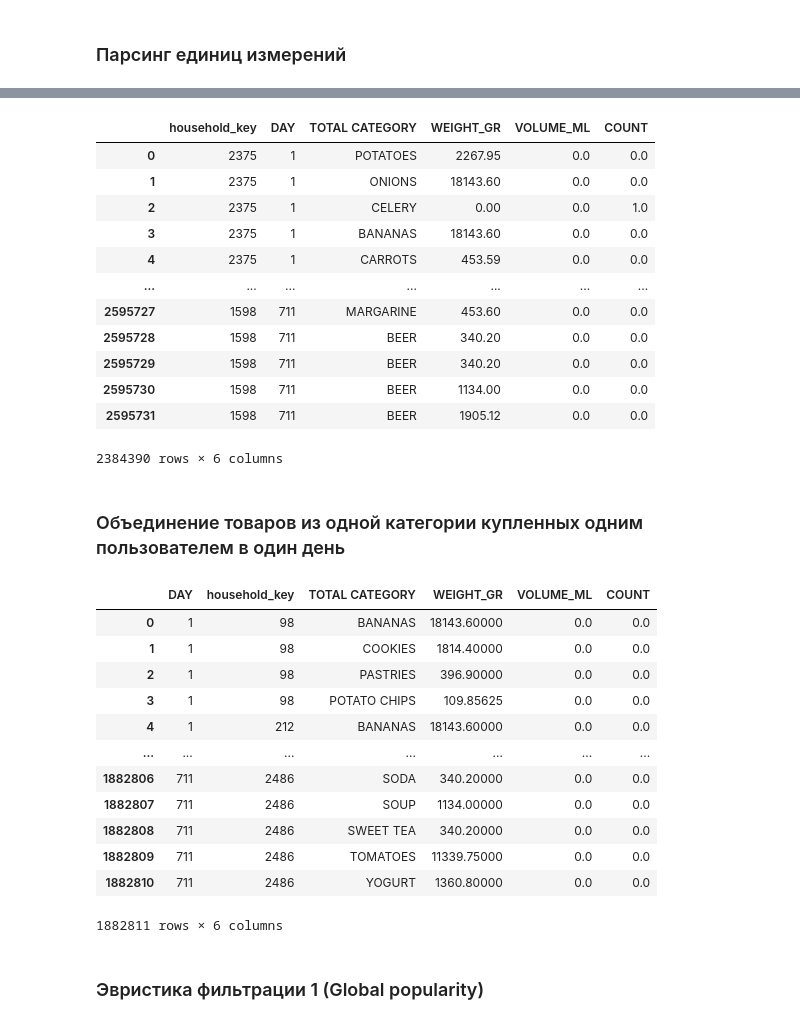
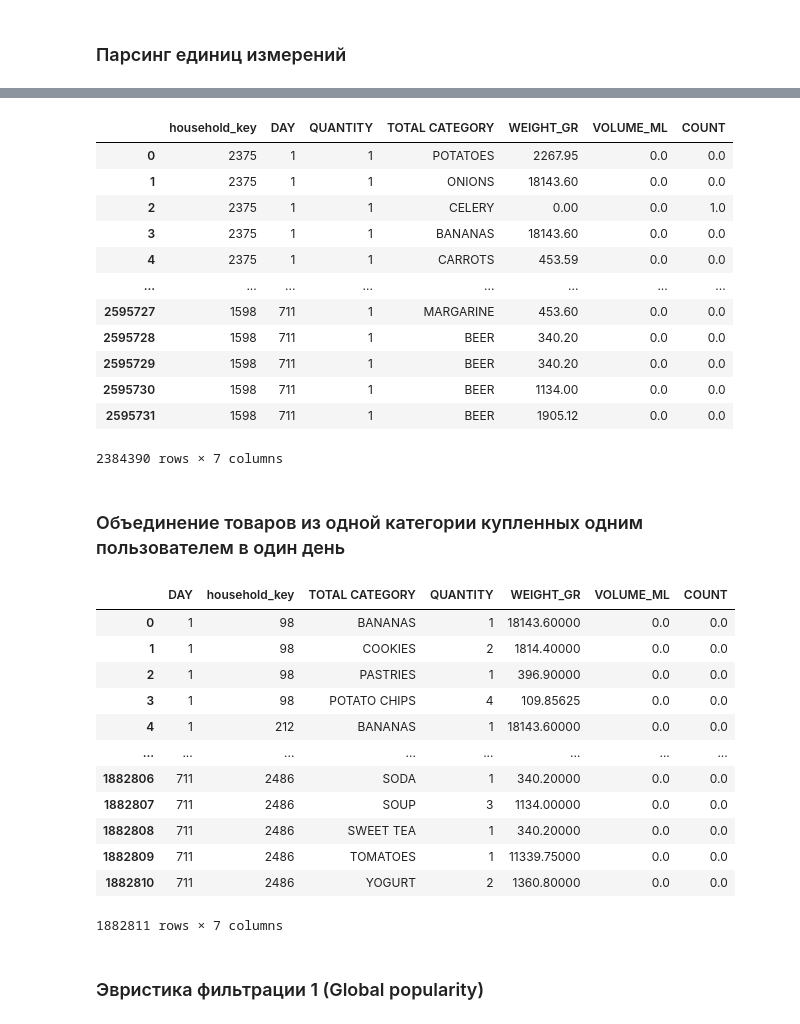
Before and after one commit to SanchukS/Course-Work-Spring-2026, a Jupyter notebook: notebooks/data-pipeline.ipynb, the cells around one changed output, grey strips where cells are left out. Saved outputs shown, nothing was run; the diff lists cells and outputs as text; code cells hidden in the pictures.

Commit message:
Update data-pipeline

```diff
--- a/notebooks/data-pipeline.ipynb
+++ b/notebooks/data-pipeline.ipynb
@@ -64,6 +64,7 @@ MANUAL_OVERRIDES = {
     '100Z/24USE': (100.0 * 28.35, 'WEIGHT'),
     '51CT8KG51': (8000.0, 'WEIGHT'),
     '1 KIT(3)': (1.0, 'COUNT'),
+    '4X6X1IN': (1.0, 'COUNT'),
     '3/4X1000IN': (1.0, 'COUNT')
 }
 # %% [markdown]
@@ -365,50 +358,50 @@ for s in unique_sizes:
 # %%
 size_mapping = {val: extract_normalized_volume(val)[:2] for val in unique_sizes}
 
 base_values = raw_data_with_categories["CURR_SIZE_OF_PRODUCT"].fillna("MISSING").map(lambda val: size_mapping[val][0]) * raw_data_with_categories["QUANTITY"]
 base_units = raw_data_with_categories["CURR_SIZE_OF_PRODUCT"].fillna("MISSING").map(lambda val: size_mapping[val][1])
 
 data_with_categories = raw_data_with_categories.copy()
 
 data_with_categories["WEIGHT_GR"] = np.where(base_units == "WEIGHT", base_values, 0.0)
 data_with_categories["VOLUME_ML"] = np.where(base_units == "VOLUME", base_values, 0.0)
 data_with_categories["COUNT"] = np.where(base_units == "COUNT", base_values, 0.0)
 
-data_with_categories = data_with_categories.drop(["QUANTITY", "CURR_SIZE_OF_PRODUCT"], axis=1)
+data_with_categories = data_with_categories.drop(["CURR_SIZE_OF_PRODUCT"], axis=1)
 data_with_categories
 # %% [output]
-|  | household_key | DAY | TOTAL CATEGORY | WEIGHT_GR | VOLUME_ML | COUNT |
-| 0 | 2375 | 1 | POTATOES | 2267.95 | 0.0 | 0.0 |
-| 1 | 2375 | 1 | ONIONS | 18143.60 | 0.0 | 0.0 |
-| 2 | 2375 | 1 | CELERY | 0.00 | 0.0 | 1.0 |
-| 3 | 2375 | 1 | BANANAS | 18143.60 | 0.0 | 0.0 |
-| 4 | 2375 | 1 | CARROTS | 453.59 | 0.0 | 0.0 |
-| ... | ... | ... | ... | ... | ... | ... |
-| 2595727 | 1598 | 711 | MARGARINE | 453.60 | 0.0 | 0.0 |
-| 2595728 | 1598 | 711 | BEER | 340.20 | 0.0 | 0.0 |
-| 2595729 | 1598 | 711 | BEER | 340.20 | 0.0 | 0.0 |
-| 2595730 | 1598 | 711 | BEER | 1134.00 | 0.0 | 0.0 |
-| 2595731 | 1598 | 711 | BEER | 1905.12 | 0.0 | 0.0 |
+|  | household_key | DAY | QUANTITY | TOTAL CATEGORY | WEIGHT_GR | VOLUME_ML | COUNT |
+| 0 | 2375 | 1 | 1 | POTATOES | 2267.95 | 0.0 | 0.0 |
+| 1 | 2375 | 1 | 1 | ONIONS | 18143.60 | 0.0 | 0.0 |
+| 2 | 2375 | 1 | 1 | CELERY | 0.00 | 0.0 | 1.0 |
+| 3 | 2375 | 1 | 1 | BANANAS | 18143.60 | 0.0 | 0.0 |
+| 4 | 2375 | 1 | 1 | CARROTS | 453.59 | 0.0 | 0.0 |
+| ... | ... | ... | ... | ... | ... | ... | ... |
+| 2595727 | 1598 | 711 | 1 | MARGARINE | 453.60 | 0.0 | 0.0 |
+| 2595728 | 1598 | 711 | 1 | BEER | 340.20 | 0.0 | 0.0 |
+| 2595729 | 1598 | 711 | 1 | BEER | 340.20 | 0.0 | 0.0 |
+| 2595730 | 1598 | 711 | 1 | BEER | 1134.00 | 0.0 | 0.0 |
+| 2595731 | 1598 | 711 | 1 | BEER | 1905.12 | 0.0 | 0.0 |
-2384390 rows × 6 columns
+2384390 rows × 7 columns
 # %% [markdown]
 ### Объединение товаров из одной категории купленных одним пользователем в один день
 # %%
 grouped_data_with_categories = data_with_categories.groupby(["DAY", "household_key", "TOTAL CATEGORY"]).sum().reset_index()
 grouped_data_with_categories
 # %% [output]
-|  | DAY | household_key | TOTAL CATEGORY | WEIGHT_GR | VOLUME_ML | COUNT |
-| 0 | 1 | 98 | BANANAS | 18143.60000 | 0.0 | 0.0 |
-| 1 | 1 | 98 | COOKIES | 1814.40000 | 0.0 | 0.0 |
-| 2 | 1 | 98 | PASTRIES | 396.90000 | 0.0 | 0.0 |
-| 3 | 1 | 98 | POTATO CHIPS | 109.85625 | 0.0 | 0.0 |
-| 4 | 1 | 212 | BANANAS | 18143.60000 | 0.0 | 0.0 |
-| ... | ... | ... | ... | ... | ... | ... |
-| 1882806 | 711 | 2486 | SODA | 340.20000 | 0.0 | 0.0 |
-| 1882807 | 711 | 2486 | SOUP | 1134.00000 | 0.0 | 0.0 |
-| 1882808 | 711 | 2486 | SWEET TEA | 340.20000 | 0.0 | 0.0 |
-| 1882809 | 711 | 2486 | TOMATOES | 11339.75000 | 0.0 | 0.0 |
-| 1882810 | 711 | 2486 | YOGURT | 1360.80000 | 0.0 | 0.0 |
+|  | DAY | household_key | TOTAL CATEGORY | QUANTITY | WEIGHT_GR | VOLUME_ML | COUNT |
+| 0 | 1 | 98 | BANANAS | 1 | 18143.60000 | 0.0 | 0.0 |
+| 1 | 1 | 98 | COOKIES | 2 | 1814.40000 | 0.0 | 0.0 |
+| 2 | 1 | 98 | PASTRIES | 1 | 396.90000 | 0.0 | 0.0 |
+| 3 | 1 | 98 | POTATO CHIPS | 4 | 109.85625 | 0.0 | 0.0 |
+| 4 | 1 | 212 | BANANAS | 1 | 18143.60000 | 0.0 | 0.0 |
+| ... | ... | ... | ... | ... | ... | ... | ... |
+| 1882806 | 711 | 2486 | SODA | 1 | 340.20000 | 0.0 | 0.0 |
+| 1882807 | 711 | 2486 | SOUP | 3 | 1134.00000 | 0.0 | 0.0 |
+| 1882808 | 711 | 2486 | SWEET TEA | 1 | 340.20000 | 0.0 | 0.0 |
+| 1882809 | 711 | 2486 | TOMATOES | 1 | 11339.75000 | 0.0 | 0.0 |
+| 1882810 | 711 | 2486 | YOGURT | 2 | 1360.80000 | 0.0 | 0.0 |
-1882811 rows × 6 columns
+1882811 rows × 7 columns
 # %% [markdown]
 ### Эвристика фильтрации 1 (Global popularity)
 # %%
```
Also changed, not shown: parts of 11 cells of this notebook.
